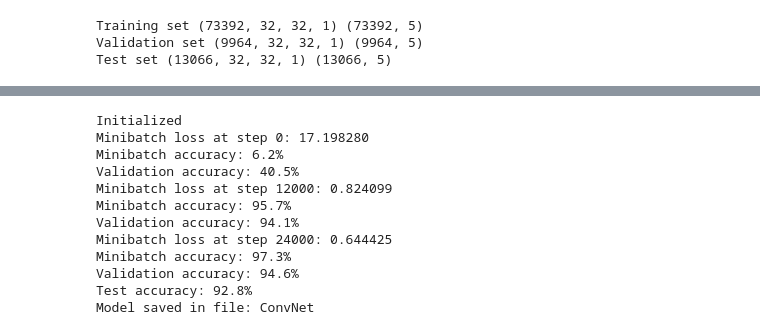
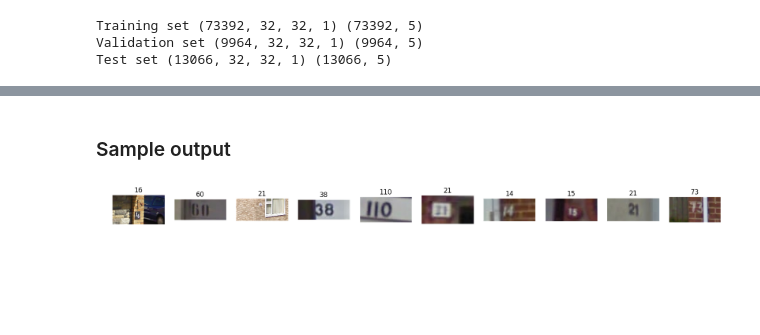
Before and after one commit to ZhengheJin/Udacity_machine_learning, a Jupyter notebook: deep_learning/2-ConvNet.ipynb, the cells around one changed output, grey strips where cells are left out. Cells and saved outputs as stored; diff of their text form; code cells hidden in the pictures; blank space fills up the shorter version.

```diff
--- a/deep_learning/2-ConvNet.ipynb
+++ b/deep_learning/2-ConvNet.ipynb
@@ -1056,48 +841,28 @@ with graph.as_default():
-# %%
-num_steps = 25001
-
-loss_values = []
-train_accuracies = []
-validation_accuracies = []
-
-with tf.Session(graph=graph) as session:
-    tf.initialize_all_variables().run()
-    print('Initialized')
-
-    for step in range(num_steps):
-        offset = (step * batch_size) % (train_labels.shape[0] - batch_size)
-        batch_data = train_dataset[offset:(offset + batch_size), :, :, :]
-        batch_labels = train_labels[offset:(offset + batch_size),:]
-        feed_dict = {tf_train_dataset : batch_data, tf_train_labels : batch_labels}
-        _, l, predictions = session.run([optimizer, loss, train_prediction], feed_dict=feed_dict)
-
-        #if step % 10 == 0:
-        #    loss_values.append(l)
-
-        if (step % 12000 == 0):
-            train_accuracy = accuracy(predictions, batch_labels[:,1:5])
-            valid_accuracy = accuracy(valid_prediction.eval(), valid_labels[:,1:5])
-            print('Minibatch loss at step %d: %f' % (step, l))
-            print('Minibatch accuracy: %.1f%%' % train_accuracy)
-            print('Validation accuracy: %.1f%%' % valid_accuracy)
-            train_accuracies.append(train_accuracy)
-            validation_accuracies.append(valid_accuracy)
-
-
-    print('Test accuracy: %.1f%%' % accuracy(test_prediction.eval(), test_labels[:,1:5]))
-
-    save_path = saver.save(session, "ConvNet")
-    print("Model saved in file: %s" % save_path)
-# %% [output]
-Initialized
-Minibatch loss at step 0: 17.198280
-Minibatch accuracy: 6.2%
-Validation accuracy: 40.5%
-Minibatch loss at step 12000: 0.824099
-Minibatch accuracy: 95.7%
-Validation accuracy: 94.1%
-Minibatch loss at step 24000: 0.644425
-Minibatch accuracy: 97.3%
-Validation accuracy: 94.6%
-Test accuracy: 92.8%
-Model saved in file: ConvNet
+# %% [markdown]
+### Sample output
+# %%
+from PIL import Image
+import numpy as np
+import os
+import sys
+import matplotlib.pyplot as plt
+%matplotlib inline
+
+plt.rcParams['figure.figsize'] = (20.0, 20.0)
+f, ax = plt.subplots(nrows=1, ncols=10)
+
+im_samples = []
+for i, item in enumerate(np.sort(np.random.randint(0, test_labels.shape[0], size=10))):
+    filename = test_filenames[item]
+    fullname = os.path.join('test', filename)
+    im = Image.open(fullname)
+    house_num = ''
+    for k in np.arange(test_labels[item,0]):
+        house_num += str(test_labels[item,k+1])
+
+    im_samples.extend([item])
+    ax[i].axis('off')
+    ax[i].set_title(house_num, loc='center')
+    ax[i].imshow(im)
+# %% [output]
+[figure, added]
```
Also changed, not shown: parts of 13 cells of this notebook, 7 other files.
